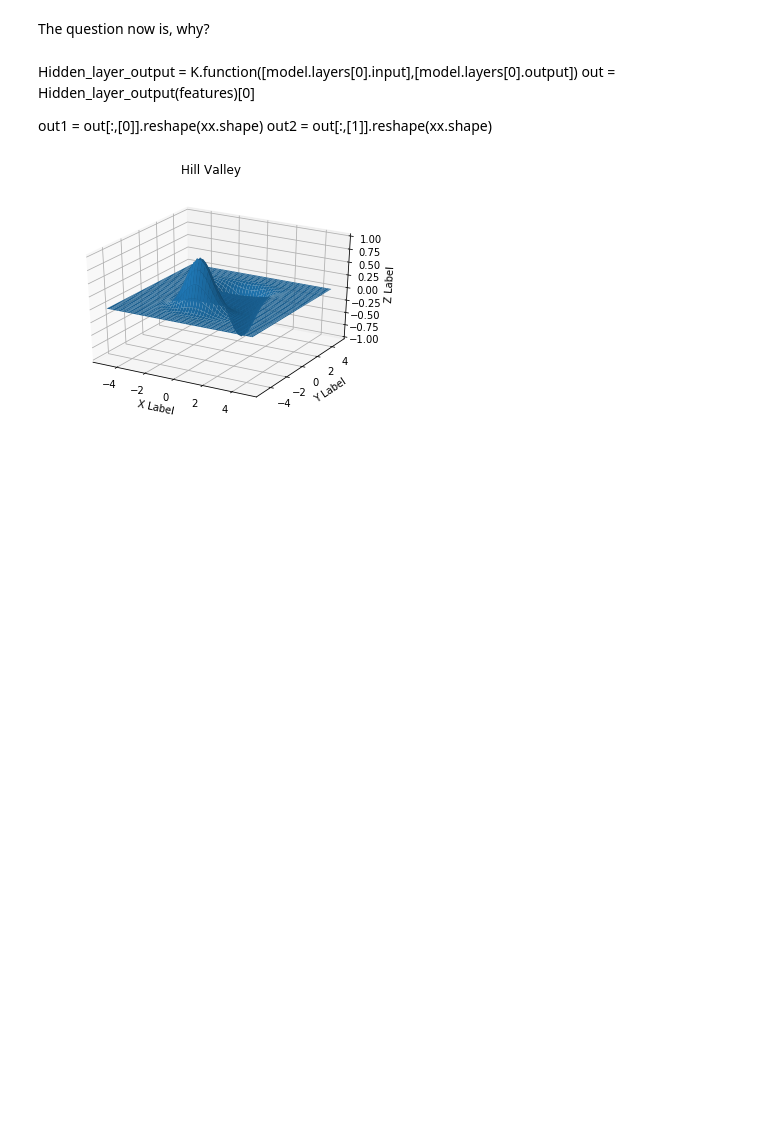
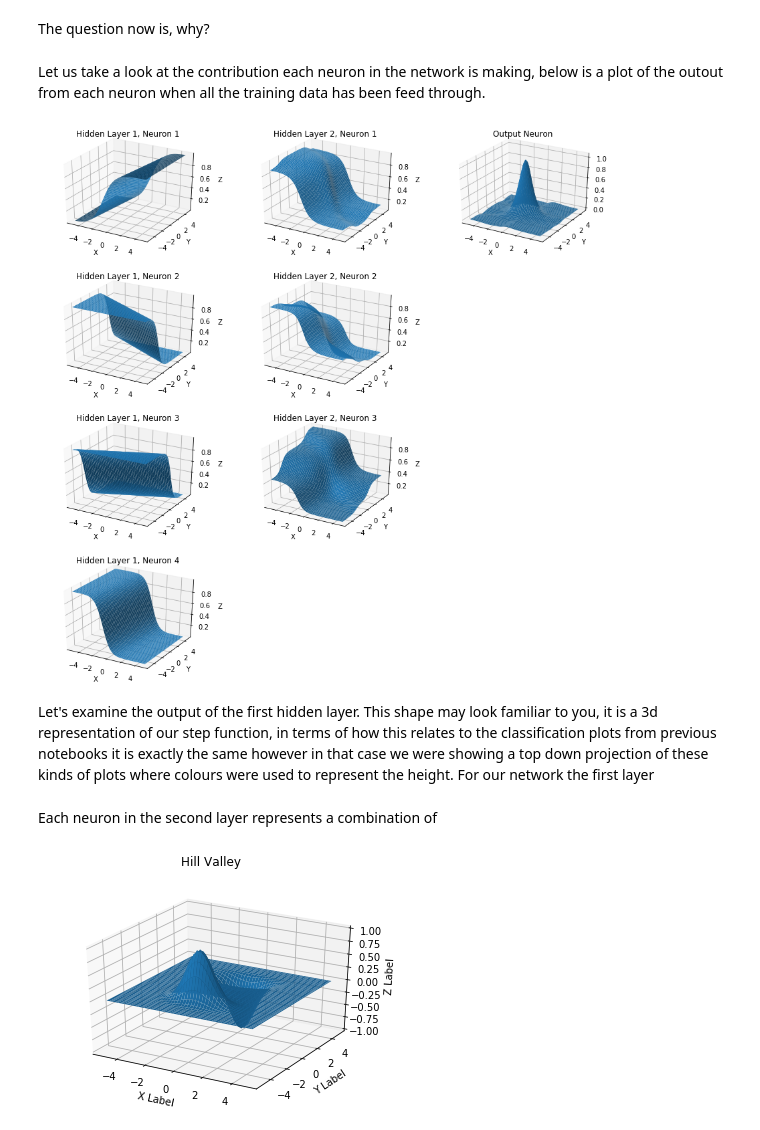
Before and after one commit to vais-ral/CCPi-ML, a Jupyter notebook: Jupyter_Notebooks/Keras_101_3_Layer_Number.ipynb, the cells around one changed output. Cells and saved outputs as stored; diff of their text form; code cells hidden in the pictures; blank space fills up the shorter version.

```diff
--- a/Jupyter_Notebooks/Keras_101_3_Layer_Number.ipynb
+++ b/Jupyter_Notebooks/Keras_101_3_Layer_Number.ipynb
@@ -233,12 +244,54 @@ As you can see the final function looks much closer to the target function. You
 This highlights the first benifit of adding more hidden layers to your nerual network. Adding a second hidden layer allows you to produce a netowrk that performs equivelently to a network with many more parameters and a single hidden layer.
 # %% [markdown]
 The question now is, why?
-# %% [markdown]
-Hidden_layer_output = K.function([model.layers[0].input],[model.layers[0].output])
-out = Hidden_layer_output(features)[0]
-
-out1 = out[:,[0]].reshape(xx.shape)
-out2 = out[:,[1]].reshape(xx.shape)
+# %% [markdown]
+Let us take a look at the contribution each neuron in the network is making, below is a plot of the outout from each neuron when all the training data has been feed through.
+# %%
+Hidden_layer_output = keras.backend.function([model.layers[0].input],[model.layers[0].output])
+out = Hidden_layer_output([features])[0]
+
+out1 = out[:,[0]]
+out2 = out[:,[1]]
+out3 = out[:,[2]]
+out4 = out[:,[3]]
+
+fig = plt.figure(figsize=(15,15))
+ax = fig.add_subplot(431, projection='3d')
+plotGaussian(ax,out1,-5.0,5.0,-5.0,5.0,100,100,"Hidden Layer 1, Neuron 1")
+ax = fig.add_subplot(434, projection='3d')
+plotGaussian(ax,out2,-5.0,5.0,-5.0,5.0,100,100,"Hidden Layer 1, Neuron 2")
+ax = fig.add_subplot(437, projection='3d')
+plotGaussian(ax,out3,-5.0,5.0,-5.0,5.0,100,100,"Hidden Layer 1, Neuron 3")
+ax = fig.add_subplot(4,3,10, projection='3d')
+plotGaussian(ax,out4,-5.0,5.0,-5.0,5.0,100,100,"Hidden Layer 1, Neuron 4")
+
+Hidden_layer_output = keras.backend.function([model.layers[1].input],[model.layers[1].output])
+out = Hidden_layer_output([out])[0]
+
+out1 = out[:,[0]]
+out2 = out[:,[1]]
+out3 = out[:,[2]]
+
+ax = fig.add_subplot(432, projection='3d')
+plotGaussian(ax,out1,-5.0,5.0,-5.0,5.0,100,100,"Hidden Layer 2, Neuron 1")
+ax = fig.add_subplot(435, projection='3d')
+plotGaussian(ax,out2,-5.0,5.0,-5.0,5.0,100,100,"Hidden Layer 2, Neuron 2")
+ax = fig.add_subplot(438, projection='3d')
+plotGaussian(ax,out3,-5.0,5.0,-5.0,5.0,100,100,"Hidden Layer 2, Neuron 3")
+
+Hidden_layer_output = keras.backend.function([model.layers[2].input],[model.layers[2].output])
+out = Hidden_layer_output([out])[0]
+
+out1 = out[:,[0]]
+ax = fig.add_subplot(433, projection='3d')
+plotGaussian(ax,out1,-5.0,5.0,-5.0,5.0,100,100,"Output Neuron")
+plt.show()
+# %% [output]
+[figure, added]
+# %% [markdown]
+Let's examine the output of the first hidden layer. This shape may look familiar to you, it is a 3d representation of our step function, in terms of how this relates to the classification plots from previous notebooks it is exactly the same however in that case we were showing a top down projection of these kinds of plots where colours were used to represent the height. For our network the first layer
+# %% [markdown]
+Each neuron in the second layer represents a combination of
 # %%
 features, labels = generateGaussianHillValley(-5.0,5.0,-5.0,5.0,100,9)
 plotGaussian(labels,-5.0,5.0,-5.0,5.0,100,200,"Hill Valley")
```
Also changed, not shown: parts of 10 cells of this notebook.
